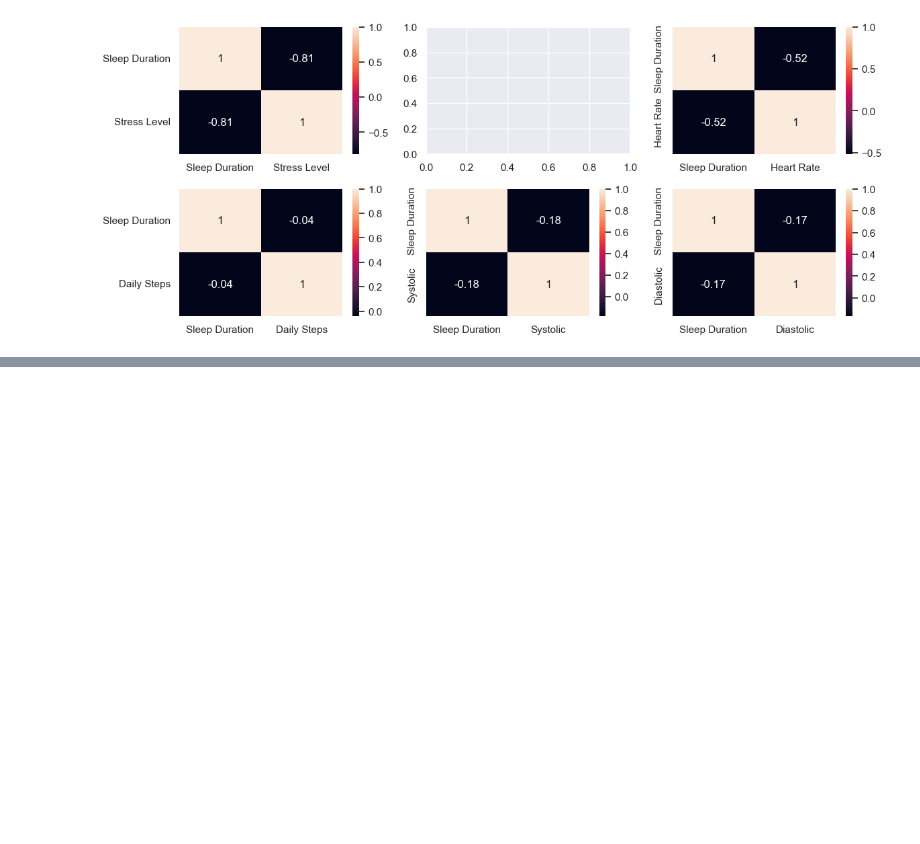
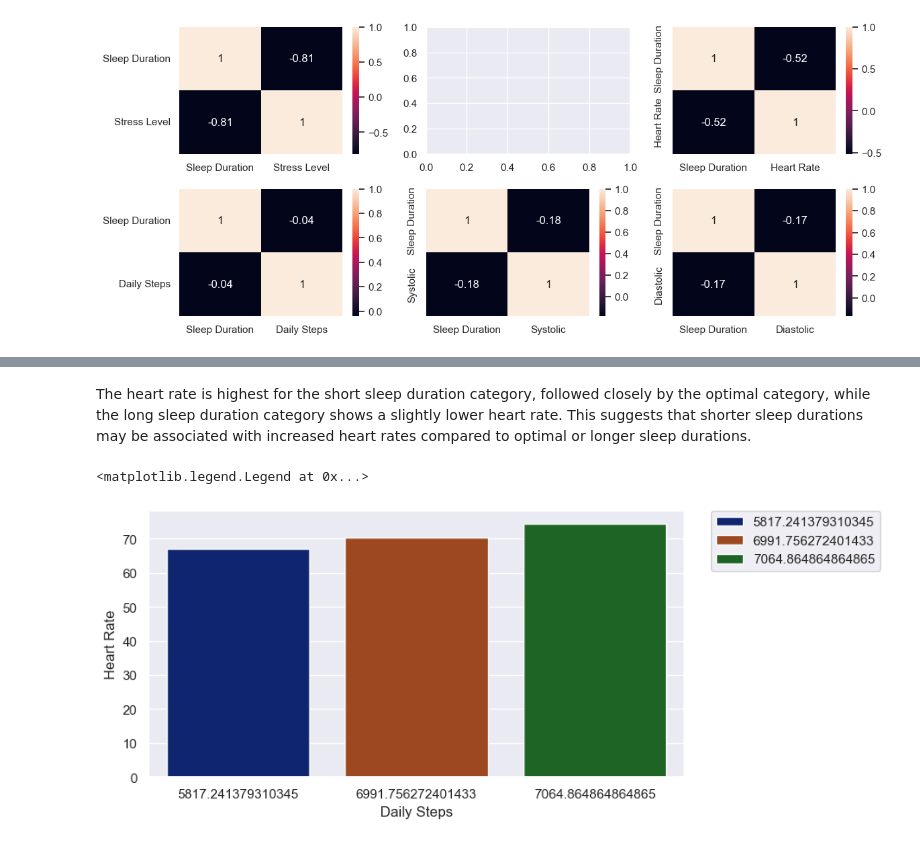
Before and after one commit to RussDai/Projects, a Jupyter notebook: 02_Data_Visuallization/03_Sleep Health and Lifestyle/data_preparation.ipynb, the cells around one changed output, grey strips where cells are left out. Cells and saved outputs as stored; diff of their text form; code cells hidden in the pictures; blank space fills up the shorter version.

```diff
--- a/02_Data_Visuallization/03_Sleep Health and Lifestyle/data_preparation.ipynb
+++ b/02_Data_Visuallization/03_Sleep Health and Lifestyle/data_preparation.ipynb
@@ -593,0 +678,10 @@ plt.show()
+# %% [markdown]
+The heart rate is highest for the short sleep duration category, followed closely by the optimal category, while the long sleep duration category shows a slightly lower heart rate. This suggests that shorter sleep durations may be associated with increased heart rates compared to optimal or longer sleep durations.
+# %%
+plt.figure(figsize=(8, 4))
+sns.barplot(data= gp, x= "Daily Steps", y= "Heart Rate", palette= "dark", hue= "Daily Steps", )
+# Put legend outside the plot:
+plt.legend(bbox_to_anchor=(1.05, 1), loc='upper left', borderaxespad=0)
+# %% [output]
+<matplotlib.legend.Legend at 0x...>
+[figure, added]
```
Also changed, not shown: parts of 20 cells of this notebook, 2 other files.
